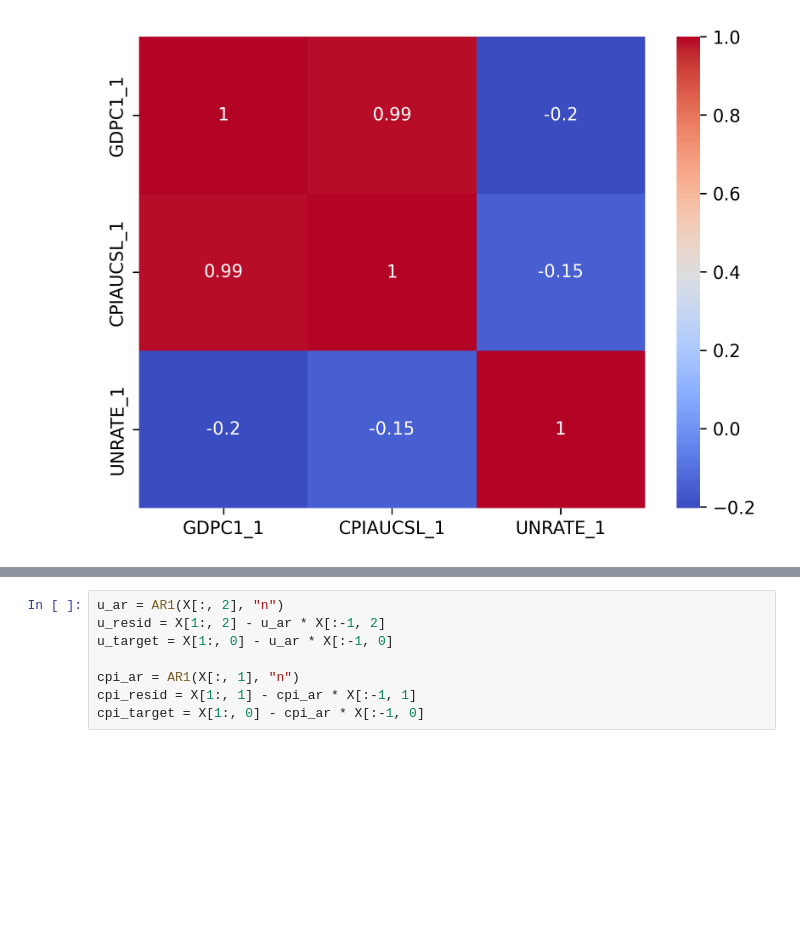
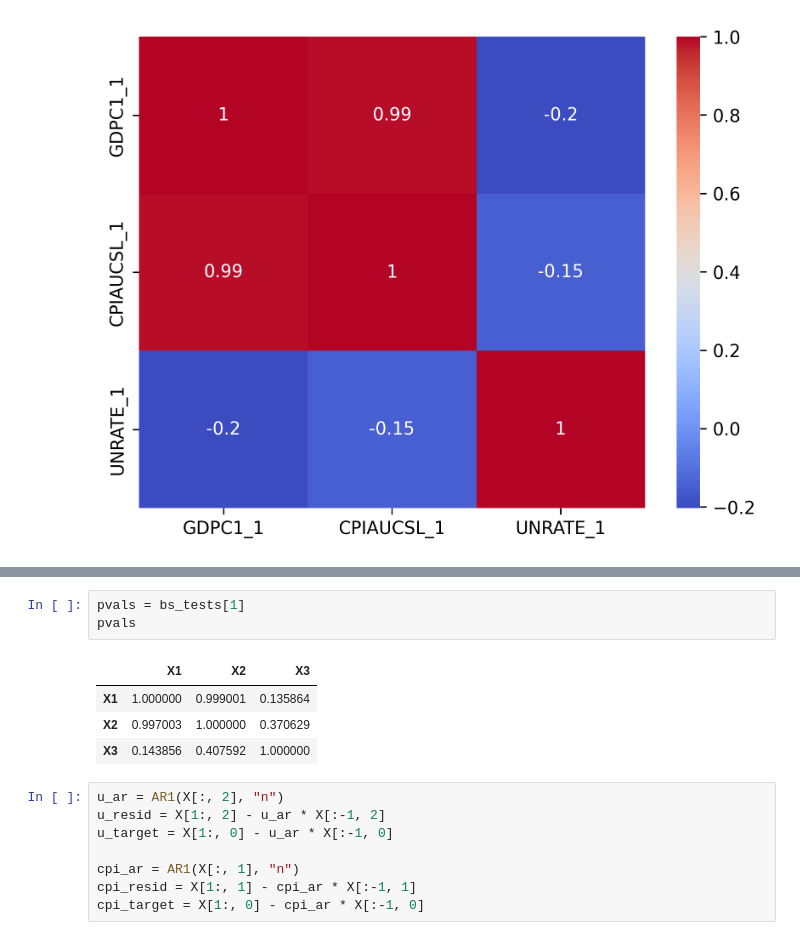
Before and after one commit to GongJr0/Econometrics2025-Project, a Jupyter notebook: main.ipynb, the cells around one changed output, grey strips where cells are left out. Cells and saved outputs as stored; diff of their text form; blank space fills up the shorter version.

```diff
--- a/main.ipynb
+++ b/main.ipynb
@@ -70,3 +69,11 @@ NameError: name 'ks_reject_map' is not defined
+# %%
+pvals = bs_tests[1]
+pvals
+# %% [output]
+|  | X1 | X2 | X3 |
+| X1 | 1.000000 | 0.999001 | 0.135864 |
+| X2 | 0.997003 | 1.000000 | 0.370629 |
+| X3 | 0.143856 | 0.407592 | 1.000000 |
 # %%
 u_ar = AR1(X[:, 2], "n")
 u_resid = X[1:, 2] - u_ar * X[:-1, 2]
```
Also changed, not shown: parts of 1 cell of this notebook, 10 other files.
